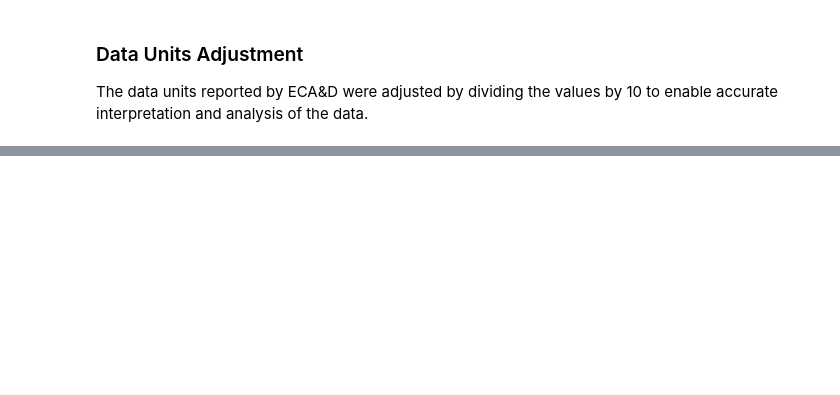
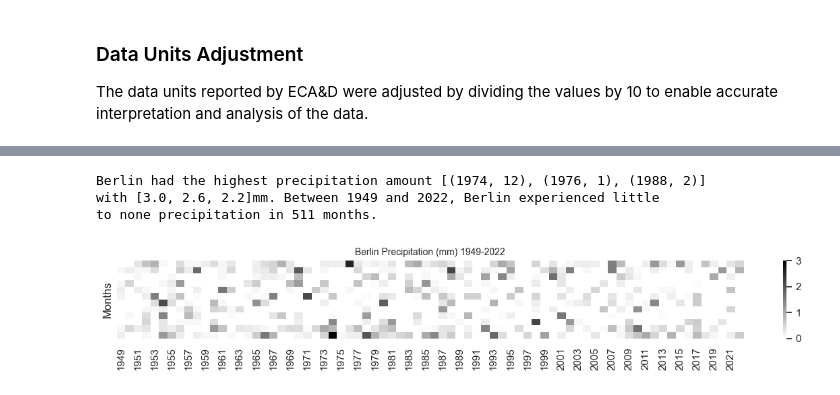
Before and after one commit to kayesokua/data-science-notes, a Jupyter notebook: 02_climate_berlin.ipynb, the cells around one changed output, grey strips where cells are left out. Cells and saved outputs as stored; diff of their text form; code cells hidden in the pictures; blank space fills up the shorter version.

```diff
--- a/02_climate_berlin.ipynb
+++ b/02_climate_berlin.ipynb
@@ -404,0 +217,21 @@ imageio.mimsave('data/output/berlin/berlin_heatmap.gif', images, fps=2)
+# %%
+df_monthly_prec = df.groupby(['year', 'month'])['prec'].median().unstack().T
+
+num_zeros = df_monthly_prec.eq(0).sum().sum()
+print(f"""Berlin had the highest precipitation amount {df_monthly_prec.unstack().nlargest(3).index.tolist()}
+with {df_monthly_prec.unstack().nlargest(3).tolist()}mm. Between 1949 and 2022, Berlin experienced little
+to none precipitation in {num_zeros} months.""")
+
+# Create heatmap
+fig, ax = plt.subplots(figsize=(15, 1.5))
+sns.heatmap(df_monthly_prec, cmap='gray_r', ax=ax)
+ax.set_xlabel('')
+ax.set_ylabel('Months')
+ax.set_yticks([])
+plt.title('Berlin Precipitation (mm) 1949-2022', fontsize=10)
+plt.show()
+# %% [output]
+Berlin had the highest precipitation amount [(1974, 12), (1976, 1), (1988, 2)]
+with [3.0, 2.6, 2.2]mm. Between 1949 and 2022, Berlin experienced little
+to none precipitation in 511 months.
+[figure, added]
```
Also changed, not shown: parts of 48 cells of this notebook.
